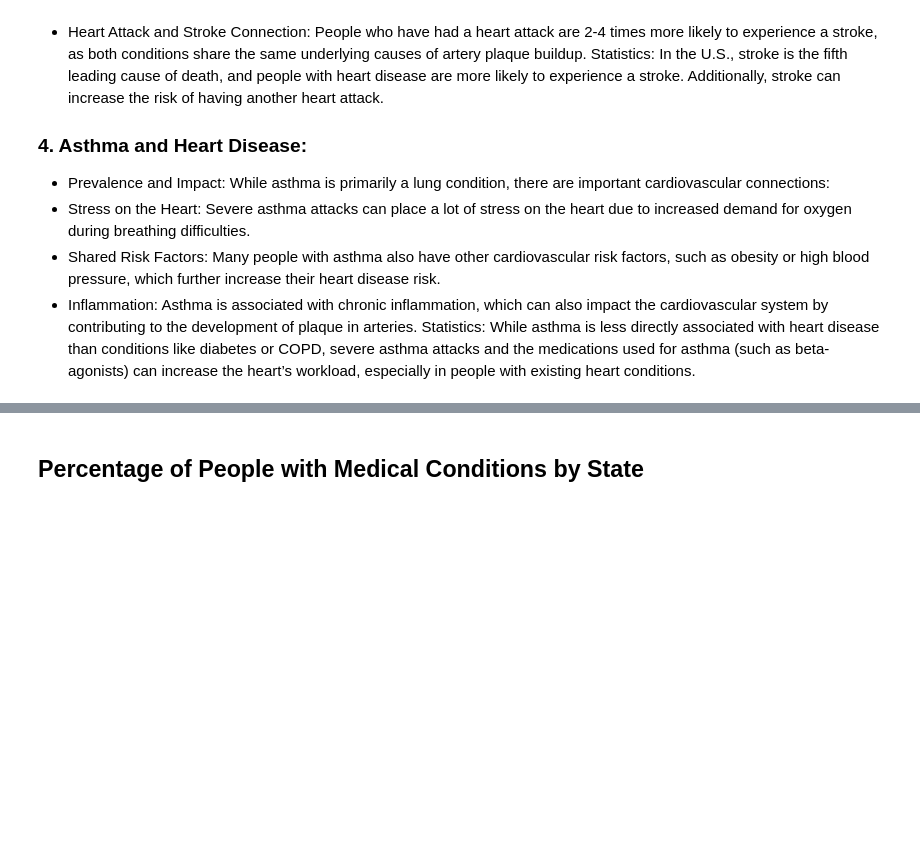
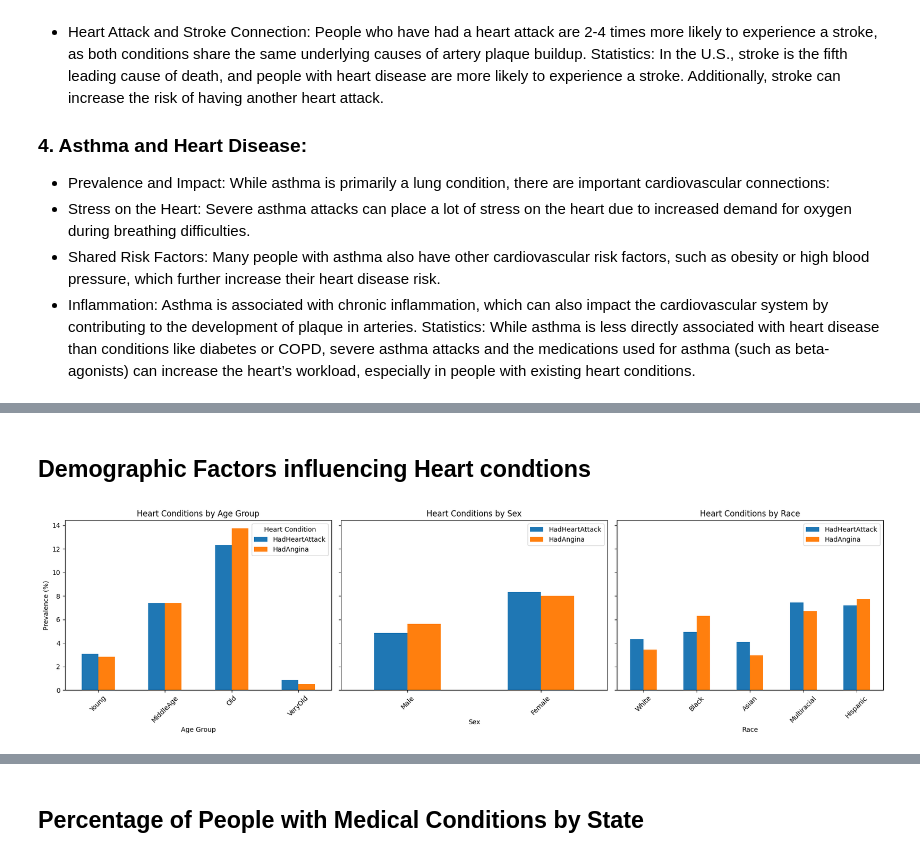
Before and after one commit to bonareri/Python-Data-Analysis, a Jupyter notebook: Heart_Analysis.ipynb, the cells around one changed output, grey strips where cells are left out. Saved outputs shown, nothing was run; the diff lists cells and outputs as text; code cells hidden in the pictures; blank space fills up the shorter version.

```diff
--- a/Heart_Analysis.ipynb
+++ b/Heart_Analysis.ipynb
@@ -536,0 +570,49 @@ NameError: name 'heart_analysis' is not defined
+# %% [markdown]
+## Demographic Factors influencing Heart condtions
+# %%
+import matplotlib.pyplot as plt
+import seaborn as sns
+
+# Update the RaceEthnicityCategory values to a simplified version
+race_mapping = {
+    'White only, Non-Hispanic': 'White',
+    'Black only, Non-Hispanic': 'Black',
+    'Other race only, Non-Hispanic': 'Asian',
+    'Multiracial, Non-Hispanic': 'Multiracial',
+    'Hispanic': 'Hispanic'
+}
+
+# Apply the mapping to the RaceEthnicityCategory column
+heart_analysis['Race'] = heart_analysis['RaceEthnicityCategory'].map(race_mapping)
+
+# Create a 1x3 grid for the bar charts
+fig, axes = plt.subplots(1, 3, figsize=(18, 5), sharey=True)
+
+# 1. Grouped Bar Chart: Prevalence of heart conditions by AgeGroup
+age_group_heart_conditions = heart_analysis.groupby('AgeGroup')[['HadHeartAttack', 'HadAngina']].mean() * 100
+age_group_heart_conditions.plot(kind='bar', stacked=False, ax=axes[0], color=['#1f77b4', '#ff7f0e'])
+axes[0].set_title('Heart Conditions by Age Group')
+axes[0].set_ylabel('Prevalence (%)')
+axes[0].set_xlabel('Age Group')
+axes[0].legend(title='Heart Condition')
+axes[0].set_xticklabels(['Young', 'MiddleAge', 'Old', 'VeryOld'], rotation=45)
+
+# 2. Grouped Bar Chart: Prevalence of heart conditions by Sex
+sex_heart_conditions = heart_analysis.groupby('Sex')[['HadHeartAttack', 'HadAngina']].mean() * 100
+sex_heart_conditions.plot(kind='bar', stacked=False, ax=axes[1], color=['#1f77b4', '#ff7f0e'])
+axes[1].set_title('Heart Conditions by Sex')
+axes[1].set_xlabel('Sex')
+axes[1].set_xticklabels(['Male', 'Female'], rotation=45)
+
+# 3. Grouped Bar Chart: Prevalence of heart conditions by Race (Updated categories)
+race_heart_conditions = heart_analysis.groupby('Race')[['HadHeartAttack', 'HadAngina']].mean() * 100
+race_heart_conditions.plot(kind='bar', stacked=False, ax=axes[2], color=['#1f77b4', '#ff7f0e'])
+axes[2].set_title('Heart Conditions by Race')
+axes[2].set_xlabel('Race')
+axes[2].set_xticklabels(['White', 'Black', 'Asian', 'Multiracial', 'Hispanic'], rotation=45)
+
+# Adjust layout and show the plot
+plt.tight_layout()
+plt.show()
+# %% [output]
+[figure, added]
```
Also changed, not shown: parts of 15 cells of this notebook.
